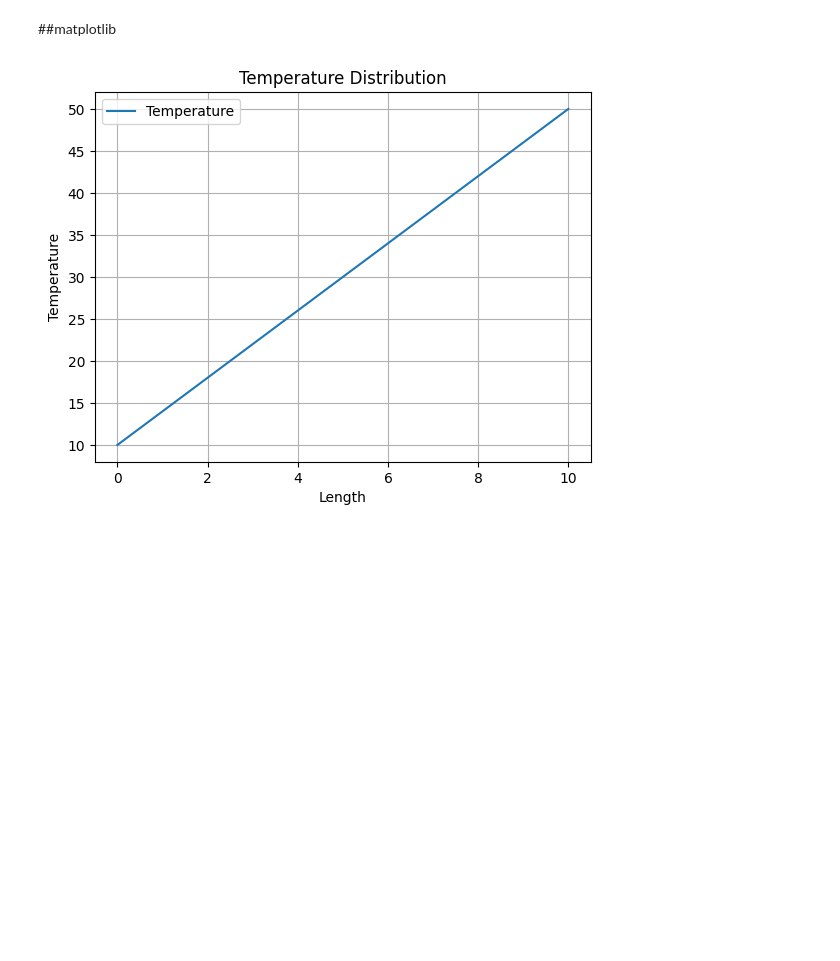
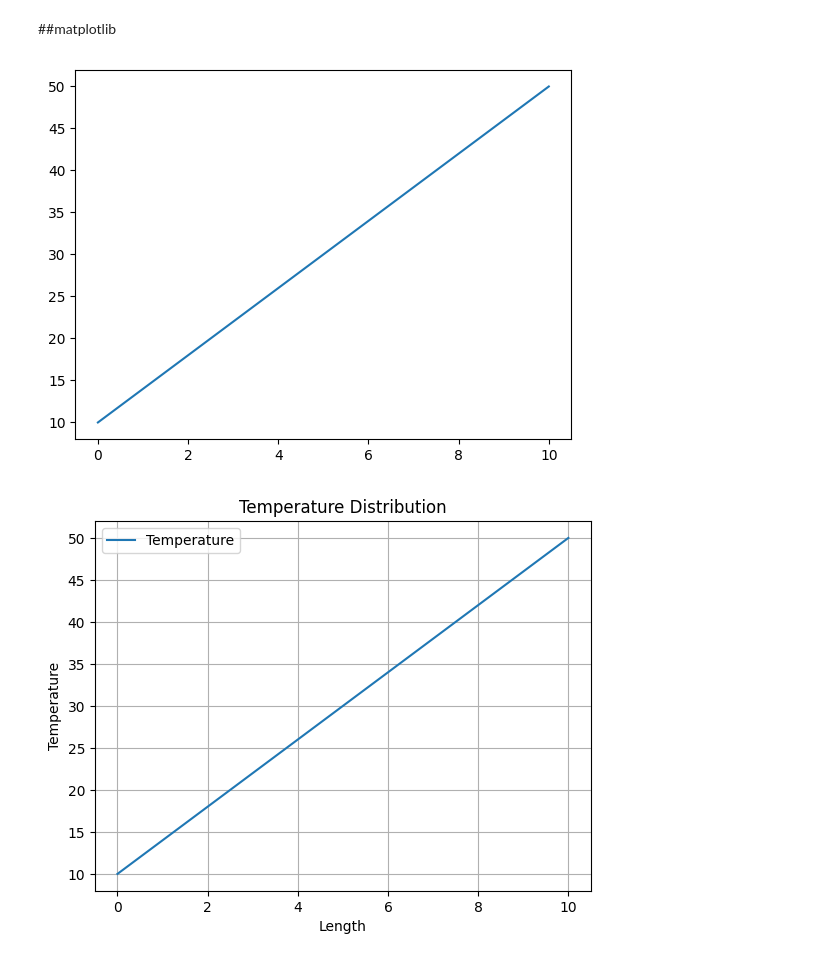
Before and after one commit to vkjadon/python, a Jupyter notebook: 01pythonintro_civil.ipynb, the cells around one changed output. Drawn from its saved outputs; the diff is of its cells as text; code cells hidden in the pictures; blank space fills up the shorter version.

```diff
--- a/01pythonintro_civil.ipynb
+++ b/01pythonintro_civil.ipynb
@@ -225,5 +225,13 @@ We can also do this using list comprehension as below
 temperature = [4 * x + 10 for x in lenght_coordinates]
 # %% [markdown]
 ##matplotlib
+# %%
+import matplotlib.pyplot as plt
+
+plt.plot(lenght_coordinates, temperature, label="Temperature")
+
+plt.show()
+# %% [output]
+[figure, added]
 # %%
 import matplotlib.pyplot as plt
```
Also changed, not shown: parts of 32 cells of this notebook.
